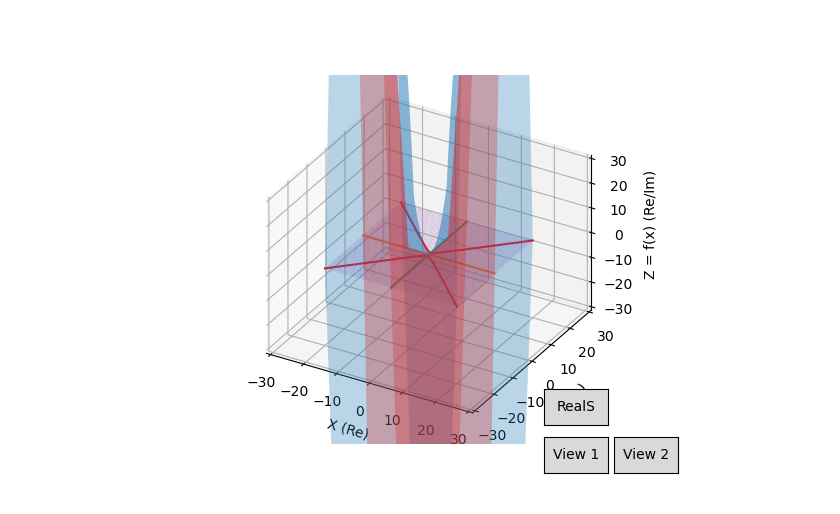
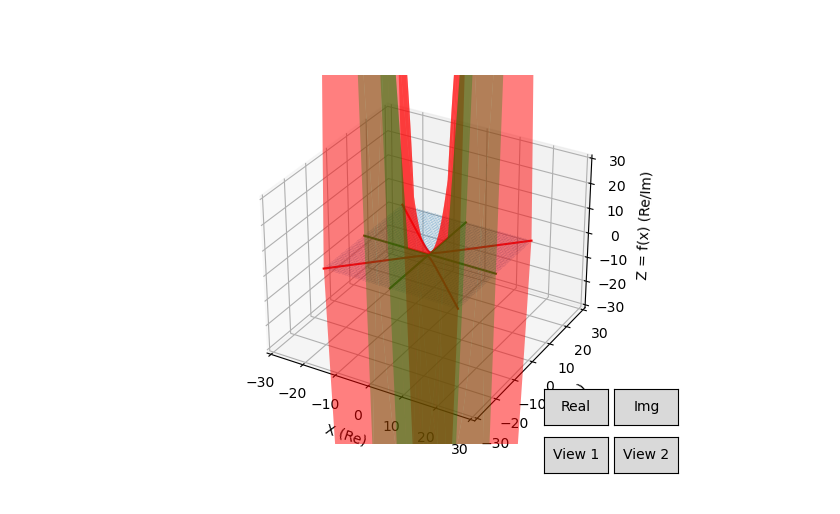
Before and after one commit to emmachirlomez/cs411-generalities-about-complex-numbers, a Jupyter notebook: content/PS2.ipynb, the cells around one changed output. Cells and saved outputs as stored; diff of their text form; code cells hidden in the pictures.

```diff
--- a/content/PS2.ipynb
+++ b/content/PS2.ipynb
@@ -49,17 +49,16 @@ fcolors = m.to_rgba(color_dimension)
 
 # Create surface real
 surface_real= ax.plot_surface(X, W, Y, shade=False,
-                linewidth=0, antialiased=True, alpha = 0.3, rstride=200, cstride=200)
+                linewidth=0, antialiased=True, alpha = 0.5, rstride=200, cstride=200, color = 'r')
 
-ax.plot(x, surface_1_curve(x), np.zeros_like(x), color = 'r')
-ax.plot(x, surface_2_curve(x), np.zeros_like(x), color = 'r')
+line_real = ax.plot(x, surface_1_curve(x), np.zeros_like(x), color = 'r')
+line_real_1 = ax.plot(x, surface_2_curve(x), np.zeros_like(x), color = 'r')
 
-ax.plot(x, np.zeros_like(x), np.zeros_like(x))
-
-ax.plot(np.zeros_like(x), x, np.zeros_like(x))
+line_img = ax.plot(x, np.zeros_like(x), np.zeros_like(x), color='g')
+line_img_1 = ax.plot(np.zeros_like(x), x, np.zeros_like(x), color='g')
 
 # Create surface img
-surface_img= ax.plot_surface(X, W, Z, shade=False, linewidth=0, antialiased=True, alpha = 0.3,rstride=200, cstride=200)
+surface_img= ax.plot_surface(X, W, Z, shade=False, linewidth=0, antialiased=True, alpha = 0.3,rstride=200, cstride=200, color='g')
 
 # draw X-Y plane
 ax.plot_surface(X, W, np.zeros_like(X), shade=False,
@@ -72,6 +71,7 @@ ax.set_zlabel('Z = f(x) (Re/Im)')
 ax.set_xlim(-30, 30)
 ax.set_ylim(-30, 30)
 ax.set_zlim(-30, 30)
+ax.set_proj_type('persp')
 # ax.view_init(45, 45)
 # ax.dist = 5
 
@@ -93,36 +93,49 @@ class ViewController:
         self.azim = 90
         self.elev = 45
         ax.azim = self.azim
         ax.elev = self.elev
         ax.dist = 3
         plt.draw()
         # self.show_status()
 
     def toggleVisSurfaceReal(self, event):
-        if surface_real.get_visible():
-            surface_real.set_visible(False)
-        else:
-            surface_real.set_visible(True)
+        for obj in [surface_real, line_real[0], line_real_1[0]]:
+            if obj.get_visible():
+                obj.set_visible(False)
+            else:
+                obj.set_visible(True)
+
+
+    def toggleVisSurfaceImg(self, event):
+        for obj in [surface_img, line_img[0], line_img_1[0]]:
+            if obj.get_visible():
+                obj.set_visible(False)
+            else:
+                obj.set_visible(True)
 
 
     def show_status(self):
         print('ax.azim = {}'.format(ax.azim))
         print('ax.dist = {}'.format(ax.dist))
         print('ax.elev = {}'.format(ax.elev))
 callback = ViewController()
 btn_ax = fig.add_axes([0.7, 0.05, 0.1, 0.075])
 btn = Button(btn_ax, "View 1")
 btn.on_clicked(callback.set_view_1)
 
 btn_ax_2 = fig.add_axes([0.81, 0.05, 0.1, 0.075])
 btn_2 = Button(btn_ax_2, "View 2")
 btn_2.on_clicked(callback.set_view_2)
 
 btn_ax_3 = fig.add_axes([0.7, 0.15, 0.1, 0.075])
-btn_3 = Button(btn_ax_3, "RealS")
+btn_3 = Button(btn_ax_3, "Real")
 btn_3.on_clicked(callback.toggleVisSurfaceReal)
+
+btn_ax_4 = fig.add_axes([0.81, 0.15, 0.1, 0.075])
+btn_4 = Button(btn_ax_4, "Img")
+btn_4.on_clicked(callback.toggleVisSurfaceImg)
 
 # Show plot with colorbar
 plt.show()
 # %% [output]
-[figure, old version]
+[figure, new version]
```
